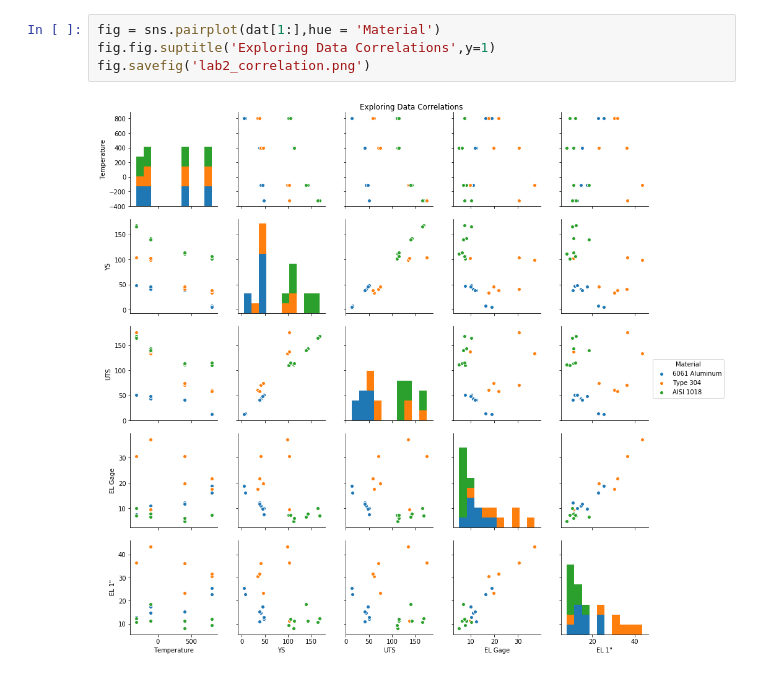
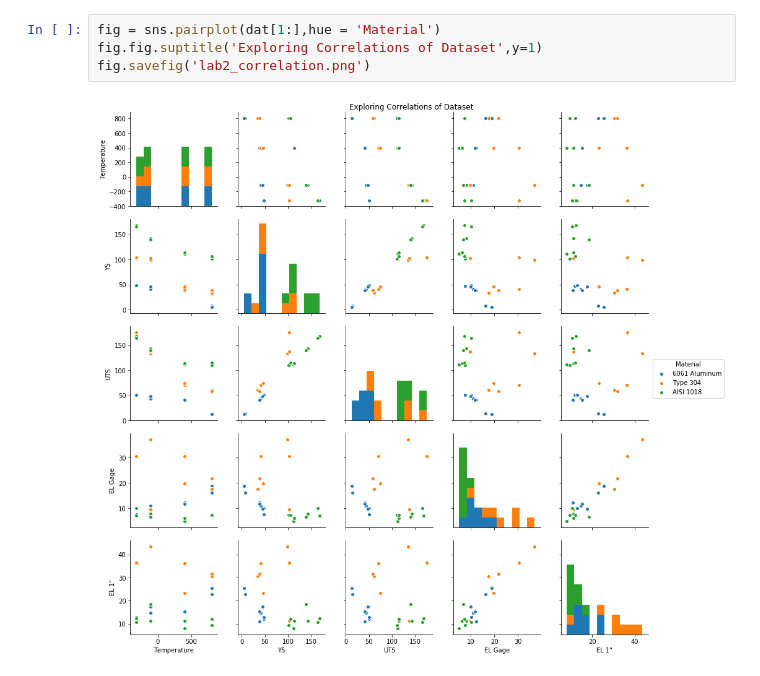
Before and after one commit to Juniper82/PSU_ME_Stuff, a Jupyter notebook: ME365/Labs/Lab 2 data correlation plot.ipynb, the cells around one changed output. Cells and saved outputs as stored; diff of their text form.

```diff
--- a/ME365/Labs/Lab 2 data correlation plot.ipynb
+++ b/ME365/Labs/Lab 2 data correlation plot.ipynb
@@ -12,6 +31,6 @@ dat = dat.drop(labels = 9,axis = 0)
 # %%
 fig = sns.pairplot(dat[1:],hue = 'Material')
-fig.fig.suptitle('Exploring Data Correlations',y=1)
+fig.fig.suptitle('Exploring Correlations of Dataset',y=1)
 fig.savefig('lab2_correlation.png')
 # %% [output]
-[figure, old version]
+[figure, new version]
```
Also changed, not shown: parts of 3 cells of this notebook, 2 other files.
